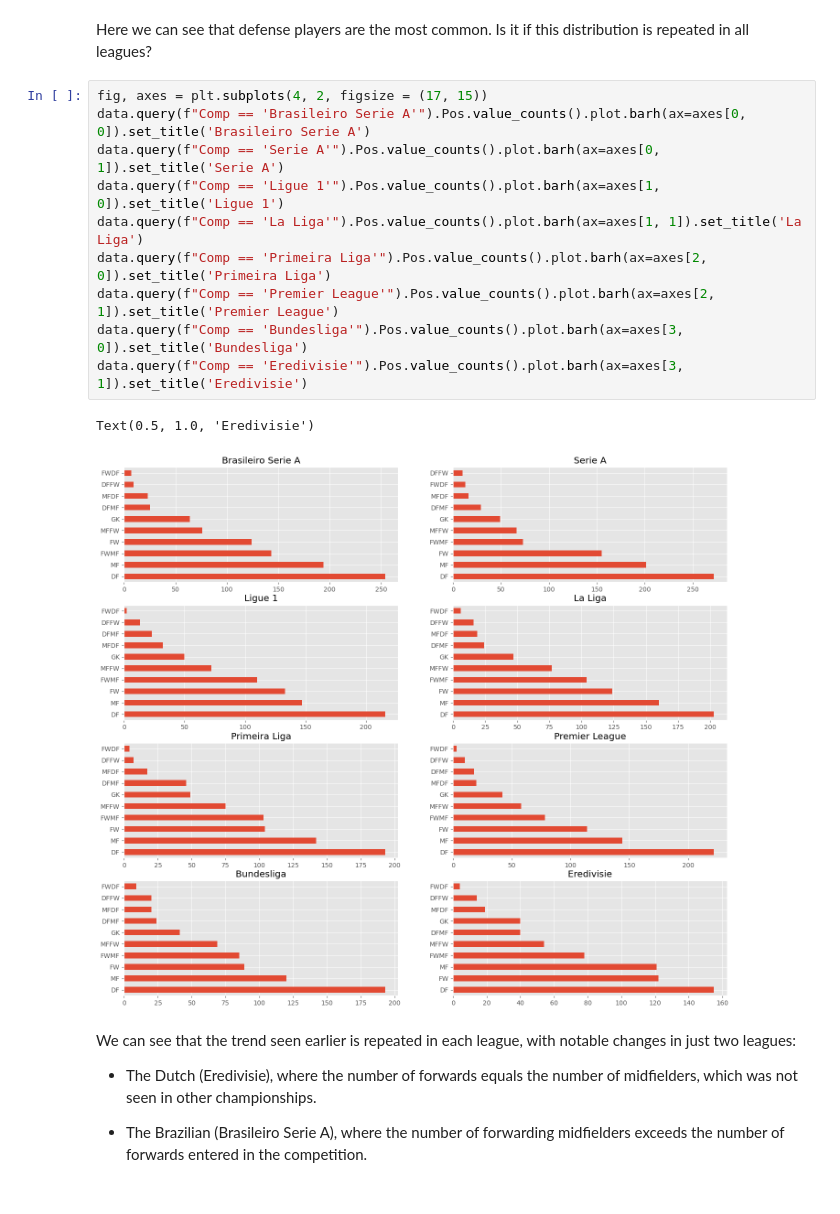
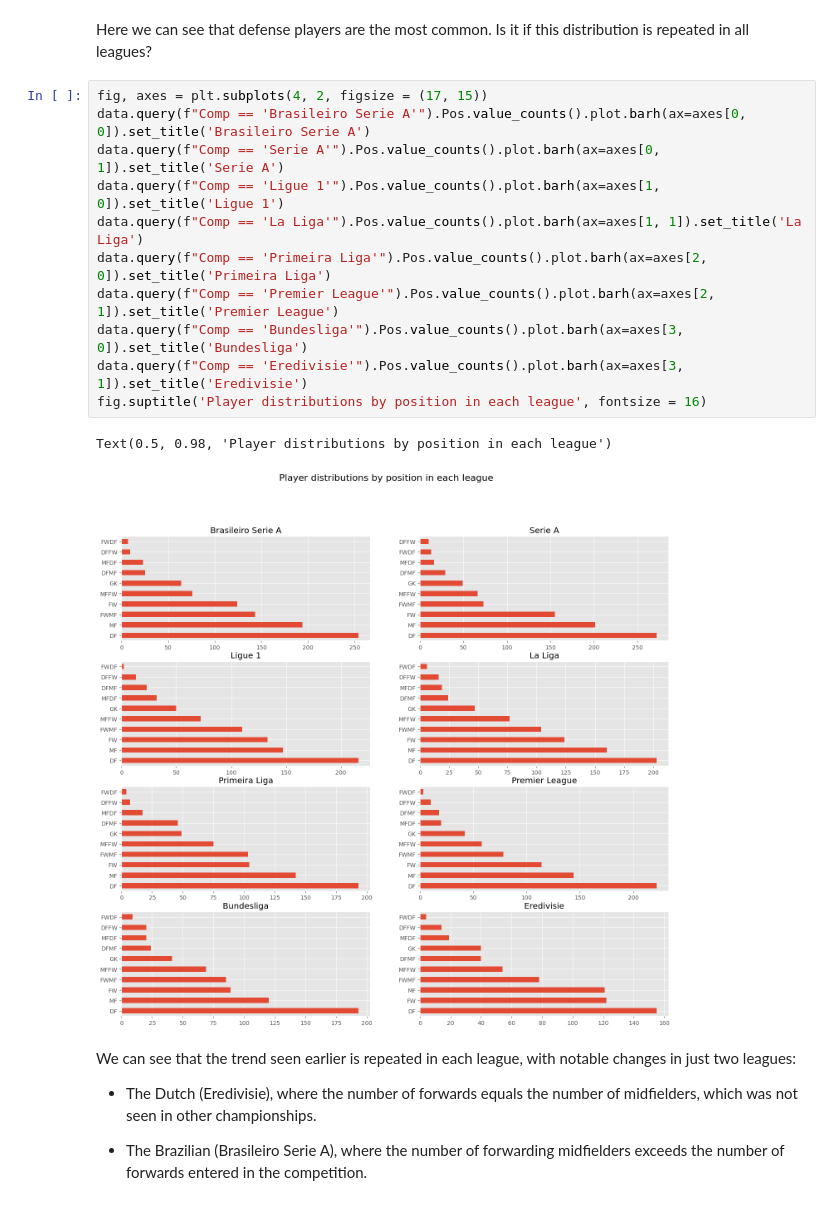
Before and after one commit to dnsrsdata/Football_Player_Rec_Syst, a Jupyter notebook: notebooks/EDA.ipynb, the cells around one changed output. Saved outputs shown, nothing was run; the diff lists cells and outputs as text.

```diff
--- a/notebooks/EDA.ipynb
+++ b/notebooks/EDA.ipynb
@@ -48,16 +48,17 @@ Here we can see that defense players are the most common. Is it if this distribu
 # %%
 fig, axes = plt.subplots(4, 2, figsize = (17, 15))
 data.query(f"Comp == 'Brasileiro Serie A'").Pos.value_counts().plot.barh(ax=axes[0, 0]).set_title('Brasileiro Serie A')
 data.query(f"Comp == 'Serie A'").Pos.value_counts().plot.barh(ax=axes[0, 1]).set_title('Serie A')
 data.query(f"Comp == 'Ligue 1'").Pos.value_counts().plot.barh(ax=axes[1, 0]).set_title('Ligue 1')
 data.query(f"Comp == 'La Liga'").Pos.value_counts().plot.barh(ax=axes[1, 1]).set_title('La Liga')
 data.query(f"Comp == 'Primeira Liga'").Pos.value_counts().plot.barh(ax=axes[2, 0]).set_title('Primeira Liga')
 data.query(f"Comp == 'Premier League'").Pos.value_counts().plot.barh(ax=axes[2, 1]).set_title('Premier League')
 data.query(f"Comp == 'Bundesliga'").Pos.value_counts().plot.barh(ax=axes[3, 0]).set_title('Bundesliga')
 data.query(f"Comp == 'Eredivisie'").Pos.value_counts().plot.barh(ax=axes[3, 1]).set_title('Eredivisie')
+fig.suptitle('Player distributions by position in each league', fontsize = 16)
 # %% [output]
-Text(0.5, 1.0, 'Eredivisie')
+Text(0.5, 0.98, 'Player distributions by position in each league')
-[figure, old version]
+[figure, new version]
 # %% [markdown]
 We can see that the trend seen earlier is repeated in each league, with notable changes in just two leagues:
 - The Dutch (Eredivisie), where the number of forwards equals the number of midfielders, which was not seen in other championships.
```
Also changed, not shown: parts of 16 cells of this notebook.
